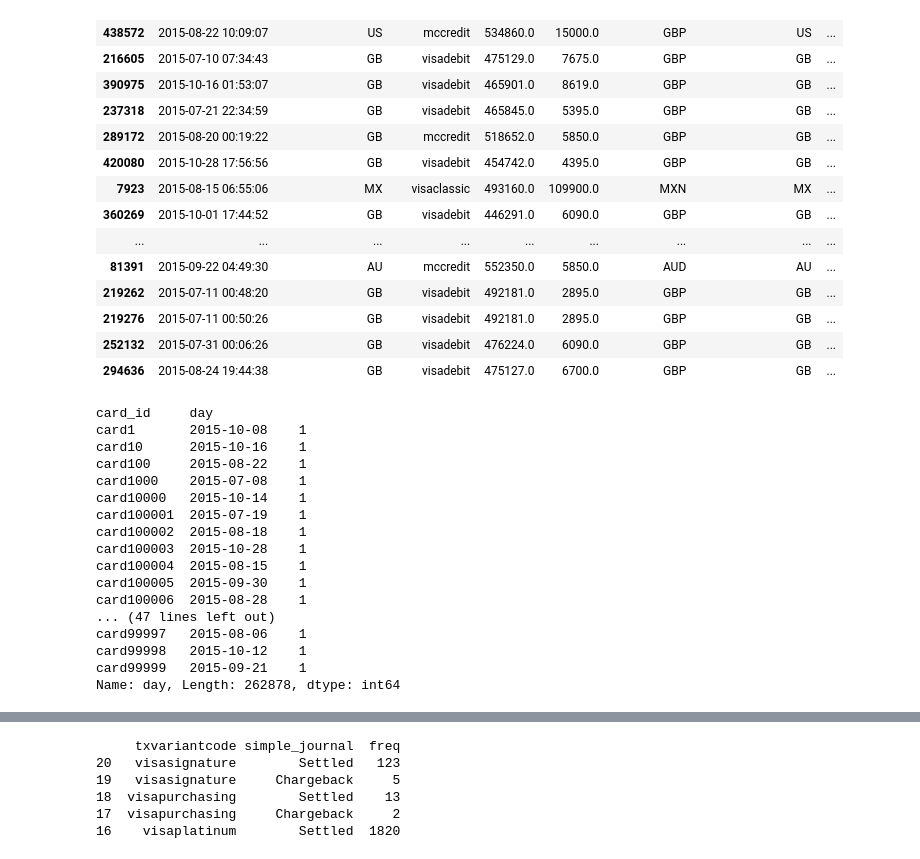
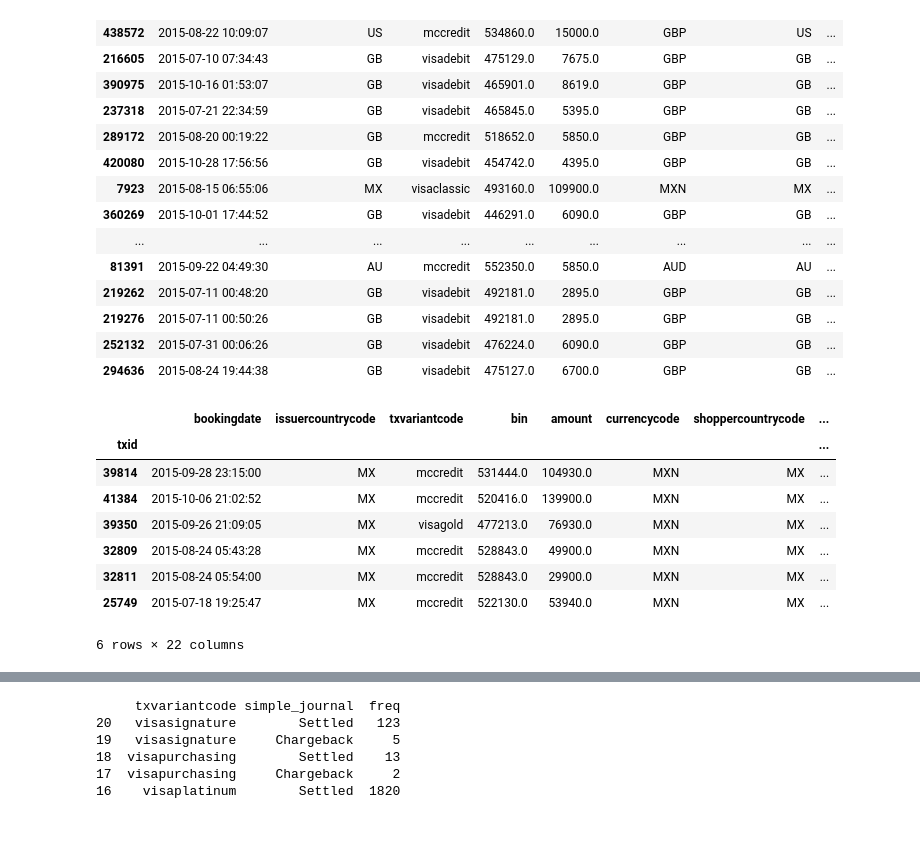
Before and after one commit to marius-pop0/CybeDataAnlaytics, a Jupyter notebook: main.ipynb, the cells around one changed output, grey strips where cells are left out. Saved outputs shown, nothing was run; the diff lists cells and outputs as text; code cells hidden in the pictures; blank space fills up the shorter version.

Commit message:
daily transaction freq

```diff
--- a/main.ipynb
+++ b/main.ipynb
@@ -44,7 +44,7 @@ df.head()
 | 4 | 2015-11-23 16:34:51 | MX | mccredit | 547146.0 | 109900.0 | MXN | MX | ... |
 | 5 | 2015-11-09 14:26:08 | MX | visaclassic | 477291.0 | 89900.0 | MXN | MX | ... |
 # %%
-df['diff_time'] = df.sort_values(['card_id','creationdate']).groupby(['card_id'])['date'].diff()
+df['diff_time'] = df.sort_values(['creationdate']).groupby(['card_id'])['date'].diff()
 df.head(20)
 # %% [output]
 |  | bookingdate | issuercountrycode | txvariantcode | bin | amount | currencycode | shoppercountrycode | ... |
@@ -89,25 +89,27 @@ df.sort_values(['card_id', 'date']).head(20)
 | 219276 | 2015-07-11 00:50:26 | GB | visadebit | 492181.0 | 2895.0 | GBP | GB | ... |
 | 252132 | 2015-07-31 00:06:26 | GB | visadebit | 476224.0 | 6090.0 | GBP | GB | ... |
 | 294636 | 2015-08-24 19:44:38 | GB | visadebit | 475127.0 | 6700.0 | GBP | GB | ... |
+# %%
+df = df[df['simple_journal'] != 'Refused']
+df = df[(df['shoppercountrycode'] == 'MX') & (df['currencycode'] == 'MXN')]
+
+df['day'] = pd.to_datetime(df['creationdate']).dt.date
+# print(df.head())
+df['freq'] = df.sort_values(['creationdate']).groupby(['card_id', 'day'])['creationdate_unix'].rank(method='first').astype(int)
+df['freq'] = df['freq'] - 1
+df_uu = df[df['freq']>1]
+
+df_uu.sort_values(['card_id', 'date']).head(40)
+# %% [output]
+|  | bookingdate | issuercountrycode | txvariantcode | bin | amount | currencycode | shoppercountrycode | ... |
+| txid |  |  |  |  |  |  |  | ... |
+| 39814 | 2015-09-28 23:15:00 | MX | mccredit | 531444.0 | 104930.0 | MXN | MX | ... |
+| 41384 | 2015-10-06 21:02:52 | MX | mccredit | 520416.0 | 139900.0 | MXN | MX | ... |
+| 39350 | 2015-09-26 21:09:05 | MX | visagold | 477213.0 | 76930.0 | MXN | MX | ... |
+| 32809 | 2015-08-24 05:43:28 | MX | mccredit | 528843.0 | 49900.0 | MXN | MX | ... |
+| 32811 | 2015-08-24 05:54:00 | MX | mccredit | 528843.0 | 29900.0 | MXN | MX | ... |
+| 25749 | 2015-07-18 19:25:47 | MX | mccredit | 522130.0 | 53940.0 | MXN | MX | ... |
+6 rows × 22 columns
 # %%
-df['day'] = pd.to_datetime(df['creationdate']).dt.date
-df.sort_values(['card_id','creationdate']).groupby(['card_id', 'day'])['day'].count()
-# df.sort_values(['card_id', 'date']).head(40)
+df.sort_values(['creationdate']).groupby(['card_id'])['creationdate_unix_day'].
+df.sort_values(['card_id', 'date']).head(40)df['sum_amount'] =
-# %% [output]
-card_id     day
-card1       2015-10-08    1
-card10      2015-10-16    1
-card100     2015-08-22    1
-card1000    2015-07-08    1
-card10000   2015-10-14    1
-card100001  2015-07-19    1
-card100002  2015-08-18    1
-card100003  2015-10-28    1
-card100004  2015-08-15    1
-card100005  2015-09-30    1
-card100006  2015-08-28    1
-... (47 lines left out)
-card99997   2015-08-06    1
-card99998   2015-10-12    1
-card99999   2015-09-21    1
-Name: day, Length: 262878, dtype: int64
```
Also changed, not shown: parts of 1 cell of this notebook, 1 other file.
